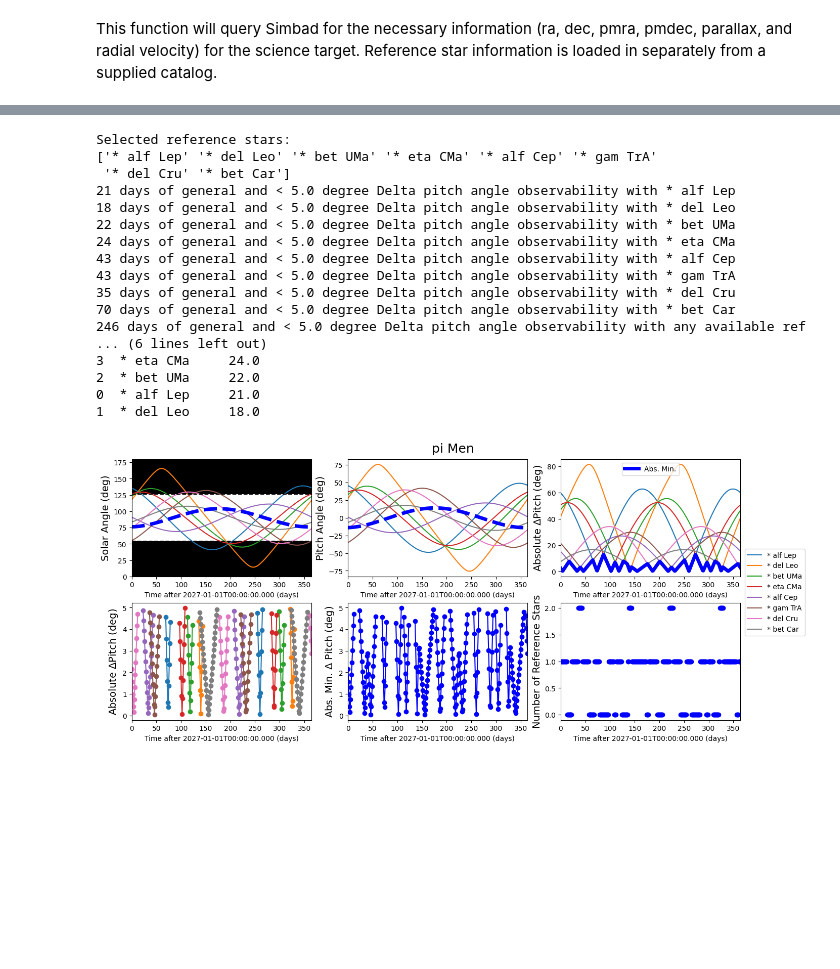
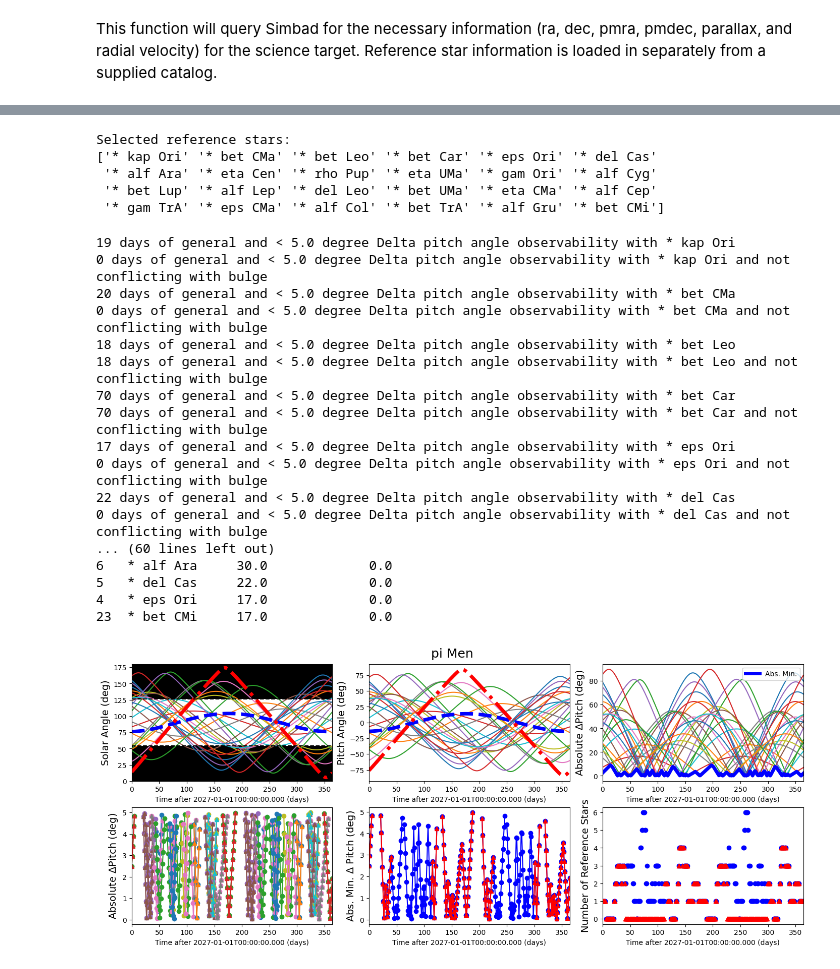
Before and after one commit to roman-corgi/roman_pointing, a Jupyter notebook: Notebooks/RefStarCoverage.ipynb, the cells around one changed output, grey strips where cells are left out. Saved outputs shown, nothing was run; the diff lists cells and outputs as text; code cells hidden in the pictures; blank space fills up the shorter version.

Commit message:
updated for galactic bulge visibility

```diff
--- a/Notebooks/RefStarCoverage.ipynb
+++ b/Notebooks/RefStarCoverage.ipynb
@@ -307,23 +384,28 @@ def PitchfromRefCatalog_Mod(sciname,ranks=['A','B','C'],delpitch=5.0,save=False,
 
     plt.show()
 # %%
-PitchfromRefCatalog_Mod('pi Men',ranks = ['A'],delpitch=5.0)
+PitchfromRefCatalog_Mod('pi Men',ranks = ['A','B'],delpitch=5.0)
 # %% [output]
 Selected reference stars:
-['* alf Lep' '* del Leo' '* bet UMa' '* eta CMa' '* alf Cep' '* gam TrA'
- '* del Cru' '* bet Car']
-21 days of general and < 5.0 degree Delta pitch angle observability with * alf Lep
-18 days of general and < 5.0 degree Delta pitch angle observability with * del Leo
-22 days of general and < 5.0 degree Delta pitch angle observability with * bet UMa
-24 days of general and < 5.0 degree Delta pitch angle observability with * eta CMa
-43 days of general and < 5.0 degree Delta pitch angle observability with * alf Cep
-43 days of general and < 5.0 degree Delta pitch angle observability with * gam TrA
-35 days of general and < 5.0 degree Delta pitch angle observability with * del Cru
-70 days of general and < 5.0 degree Delta pitch angle observability with * bet Car
-246 days of general and < 5.0 degree Delta pitch angle observability with any available ref
-... (6 lines left out)
-3  * eta CMa     24.0
-2  * bet UMa     22.0
-0  * alf Lep     21.0
-1  * del Leo     18.0
+['* kap Ori' '* bet CMa' '* bet Leo' '* bet Car' '* eps Ori' '* del Cas'
+ '* alf Ara' '* eta Cen' '* rho Pup' '* eta UMa' '* gam Ori' '* alf Cyg'
+ '* bet Lup' '* alf Lep' '* del Leo' '* bet UMa' '* eta CMa' '* alf Cep'
+ '* gam TrA' '* eps CMa' '* alf Col' '* bet TrA' '* alf Gru' '* bet CMi']
+19 days of general and < 5.0 degree Delta pitch angle observability with * kap Ori
+0 days of general and < 5.0 degree Delta pitch angle observability with * kap Ori and not conflicting with bulge
+20 days of general and < 5.0 degree Delta pitch angle observability with * bet CMa
+0 days of general and < 5.0 degree Delta pitch angle observability with * bet CMa and not conflicting with bulge
+18 days of general and < 5.0 degree Delta pitch angle observability with * bet Leo
+18 days of general and < 5.0 degree Delta pitch angle observability with * bet Leo and not conflicting with bulge
+70 days of general and < 5.0 degree Delta pitch angle observability with * bet Car
+70 days of general and < 5.0 degree Delta pitch angle observability with * bet Car and not conflicting with bulge
+17 days of general and < 5.0 degree Delta pitch angle observability with * eps Ori
+0 days of general and < 5.0 degree Delta pitch angle observability with * eps Ori and not conflicting with bulge
+22 days of general and < 5.0 degree Delta pitch angle observability with * del Cas
+0 days of general and < 5.0 degree Delta pitch angle observability with * del Cas and not conflicting with bulge
+... (60 lines left out)
+6   * alf Ara     30.0             0.0
+5   * del Cas     22.0             0.0
+4   * eps Ori     17.0             0.0
+23  * bet CMi     17.0             0.0
-[figure, old version]
+[figure, new version]
```
Also changed, not shown: parts of 3 cells of this notebook, 2 other files.
